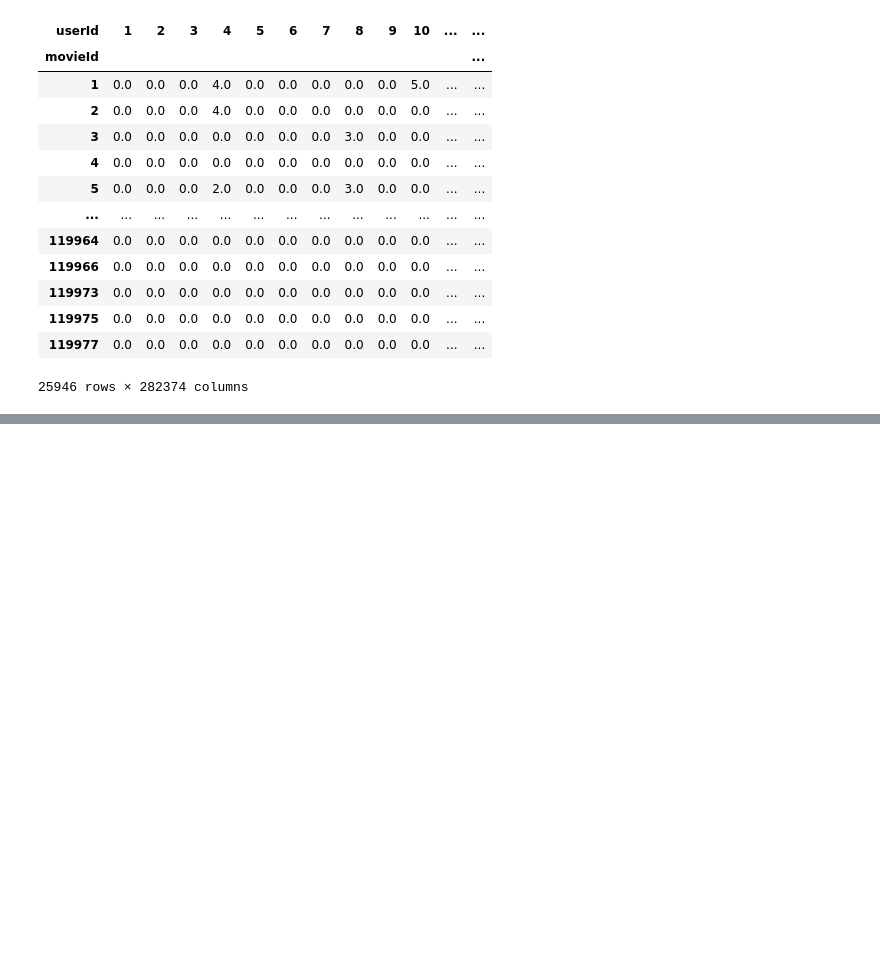
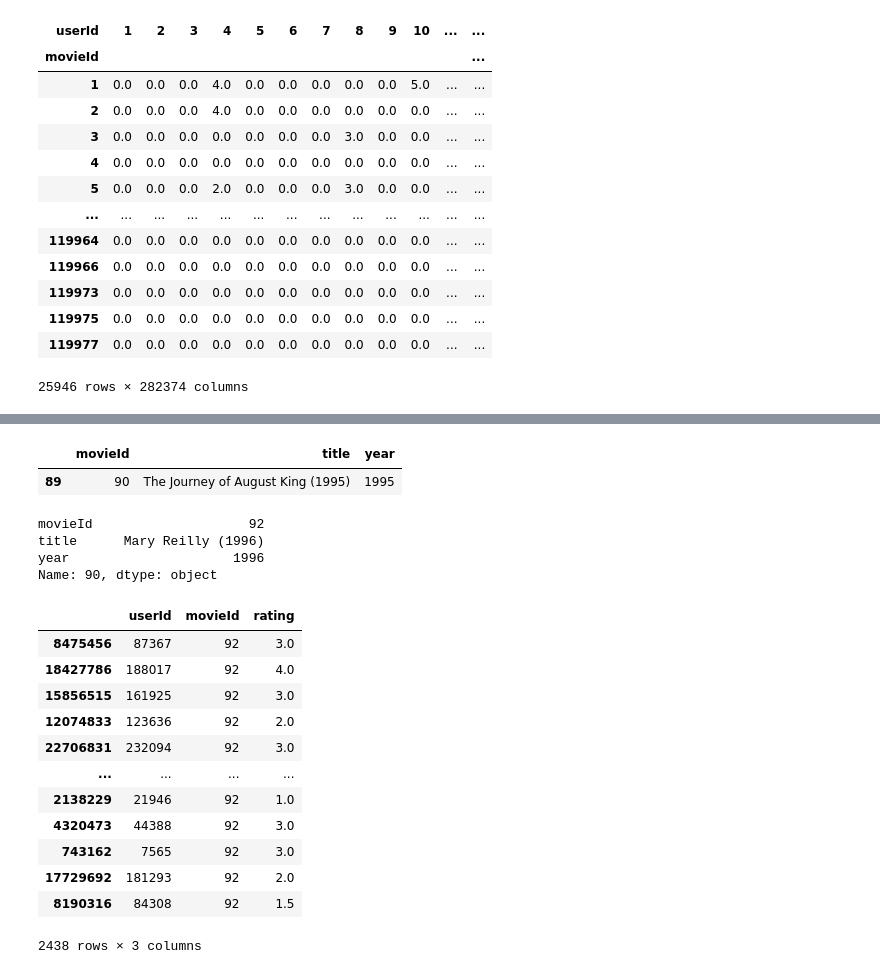
Before and after one commit to Canesp/Machine-learning-Philip-de-Canesie, a Jupyter notebook: Lab/recommend.ipynb, the cells around one changed output, grey strips where cells are left out. Cells and saved outputs as stored; diff of their text form; code cells hidden in the pictures; blank space fills up the shorter version.

```diff
--- a/Lab/recommend.ipynb
+++ b/Lab/recommend.ipynb
@@ -225,6 +225,7 @@ d
 rating_per_user = df_ratings[["userId", "rating"]]
 rating_per_user = rating_per_user.groupby("userId").size().reset_index(name="count")
 # %%
+df_ratings.sort_values(by="movieId", axis= 0, ascending= True, inplace= True)
 movies_users = df_ratings.pivot(index="movieId", columns="userId", values="rating").fillna(0)
 # %% [output]
 The following operation may generate 7326475804 cells in the resulting pandas object.
@@ -260,0 +309,28 @@ memory usage: 507.5 MB
+# %%
+df_movies[df_movies["movieId"] == 90]
+# %% [output]
+|  | movieId | title | year |
+| 89 | 90 | The Journey of August King (1995) | 1995 |
+# %%
+df_movies.iloc[90]
+# %% [output]
+movieId                    92
+title      Mary Reilly (1996)
+year                     1996
+Name: 90, dtype: object
+# %%
+df_ratings[df_ratings["movieId"] == 92]
+# %% [output]
+|  | userId | movieId | rating |
+| 8475456 | 87367 | 92 | 3.0 |
+| 18427786 | 188017 | 92 | 4.0 |
+| 15856515 | 161925 | 92 | 3.0 |
+| 12074833 | 123636 | 92 | 2.0 |
+| 22706831 | 232094 | 92 | 3.0 |
+| ... | ... | ... | ... |
+| 2138229 | 21946 | 92 | 1.0 |
+| 4320473 | 44388 | 92 | 3.0 |
+| 743162 | 7565 | 92 | 3.0 |
+| 17729692 | 181293 | 92 | 2.0 |
+| 8190316 | 84308 | 92 | 1.5 |
+2438 rows × 3 columns
```
Also changed, not shown: parts of 4 cells of this notebook, 3 other files.
